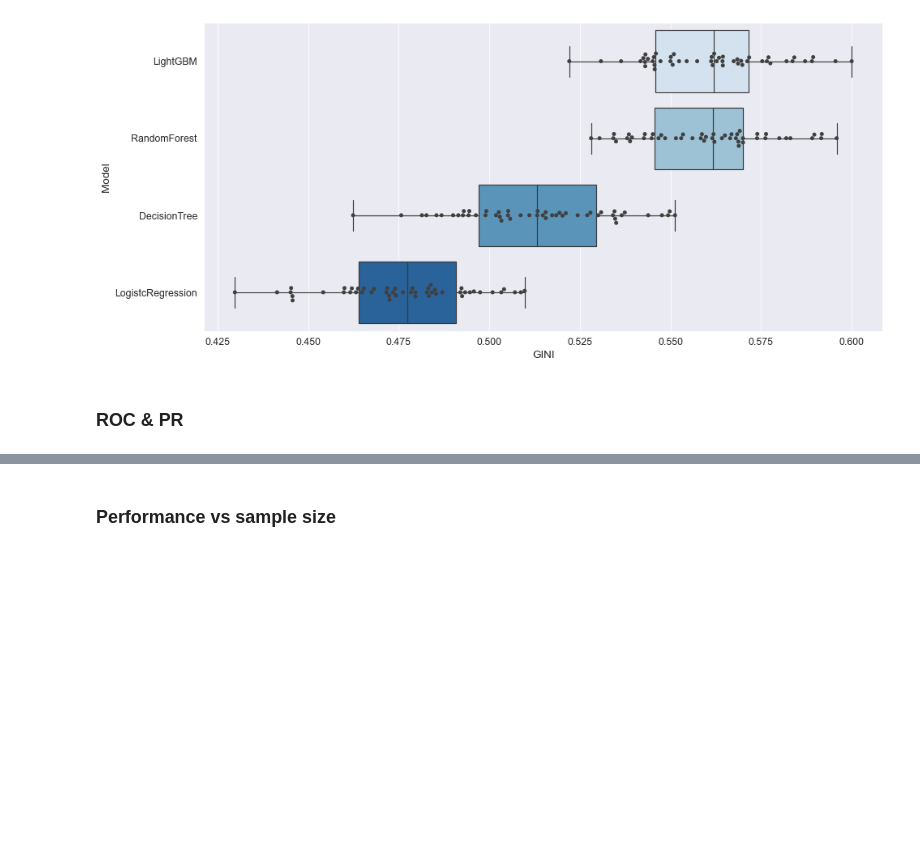
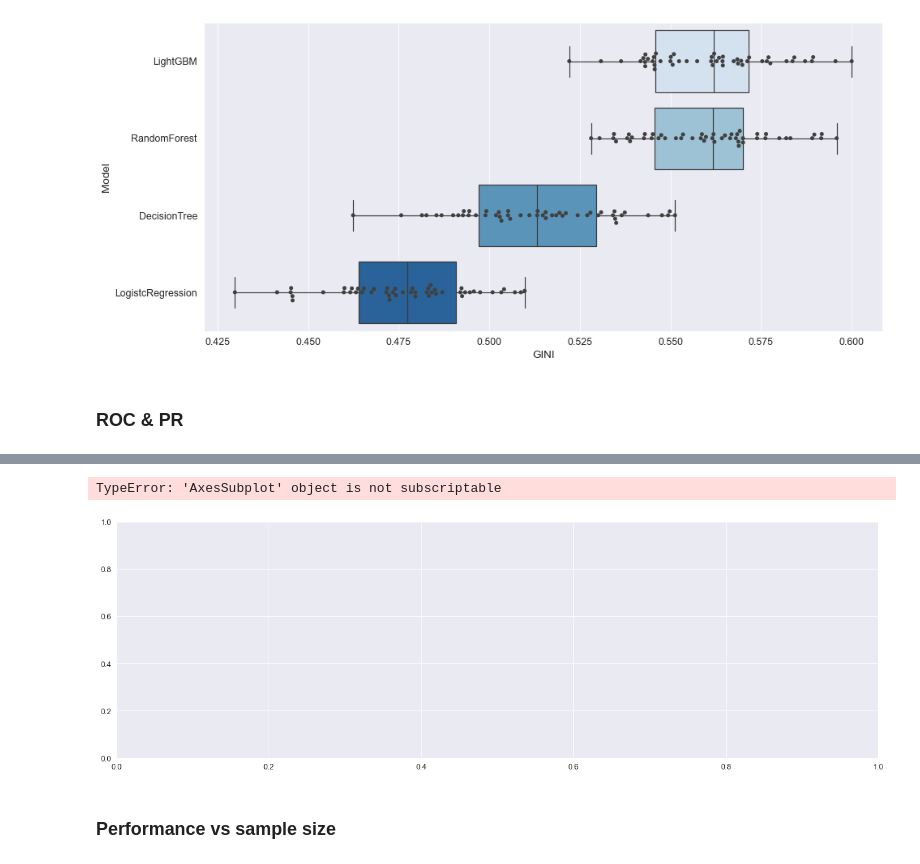
Before and after one commit to m-konopka/ml-scoring, a Jupyter notebook: 05 summary.ipynb, the cells around one changed output, grey strips where cells are left out. Cells and saved outputs as stored; diff of their text form; code cells hidden in the pictures; blank space fills up the shorter version.

```diff
--- a/05 summary.ipynb
+++ b/05 summary.ipynb
@@ -107,3 +96,22 @@ plt.savefig(os.path.join("Experiment_results", "Summary", "roc_pr.png"), facecol
+# %%
+fig, ax = plt.subplots(1, 1, figsize=(11,8))
+
+precision, recall = lr_res['pr_rec'][0], lr_res['pr_rec'][1]
+ax.plot(recall, precision, lw=1, label='LogisticRegression (AP = %0.3f)' % (lr_res['ap']))
+precision, recall = dt_res['pr_rec'][0], dt_res['pr_rec'][1]
+ax.plot(recall, precision, lw=1, label='DecisionTree (AP = %0.3f)' % (dt_res['ap']))
+precision, recall = rf_res['pr_rec'][0], rf_res['pr_rec'][1]
+ax.plot(recall, precision, lw=1, label='RandomForest (AP = %0.3f)' % (rf_res['ap']))
+precision, recall = lgb_res['pr_rec'][0], lgb_res['pr_rec'][1]
+ax.plot(recall, precision, lw=1, label='LightGBM (AP = %0.3f)' % (lgb_res['ap']))
+ax.set_xlabel('False Positive Rate')
+ax.set_ylabel('True Positive Rate')
+ax.legend(loc="lower right")
+
+plt.savefig(os.path.join("Experiment_results", "Summary", "pr.png"), facecolor="w")
+# %% [output]
+TypeError: 'AxesSubplot' object is not subscriptable
+[figure, added]
 # %% [markdown]
 ### Performance vs sample size
 # %%
```
Also changed, not shown: parts of 1 cell of this notebook, 4 other files.
